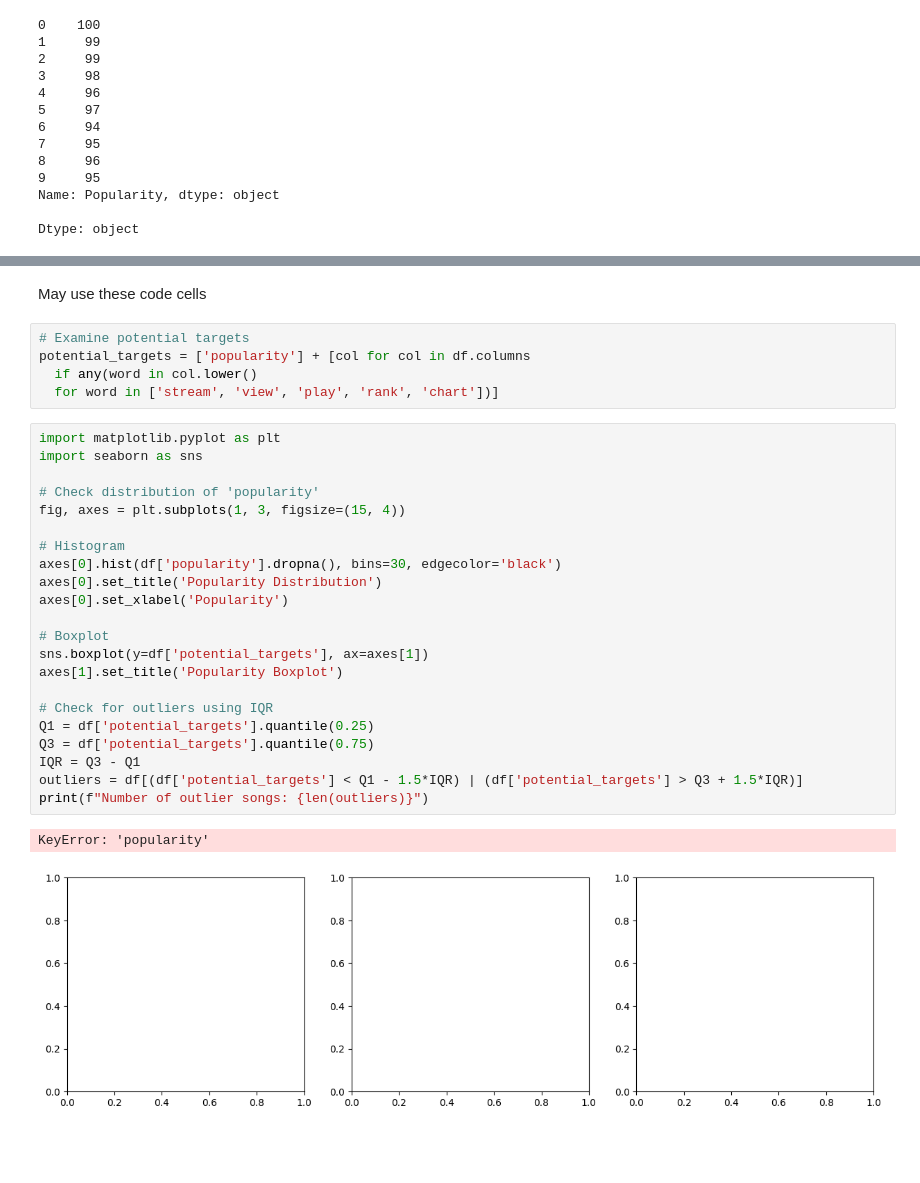
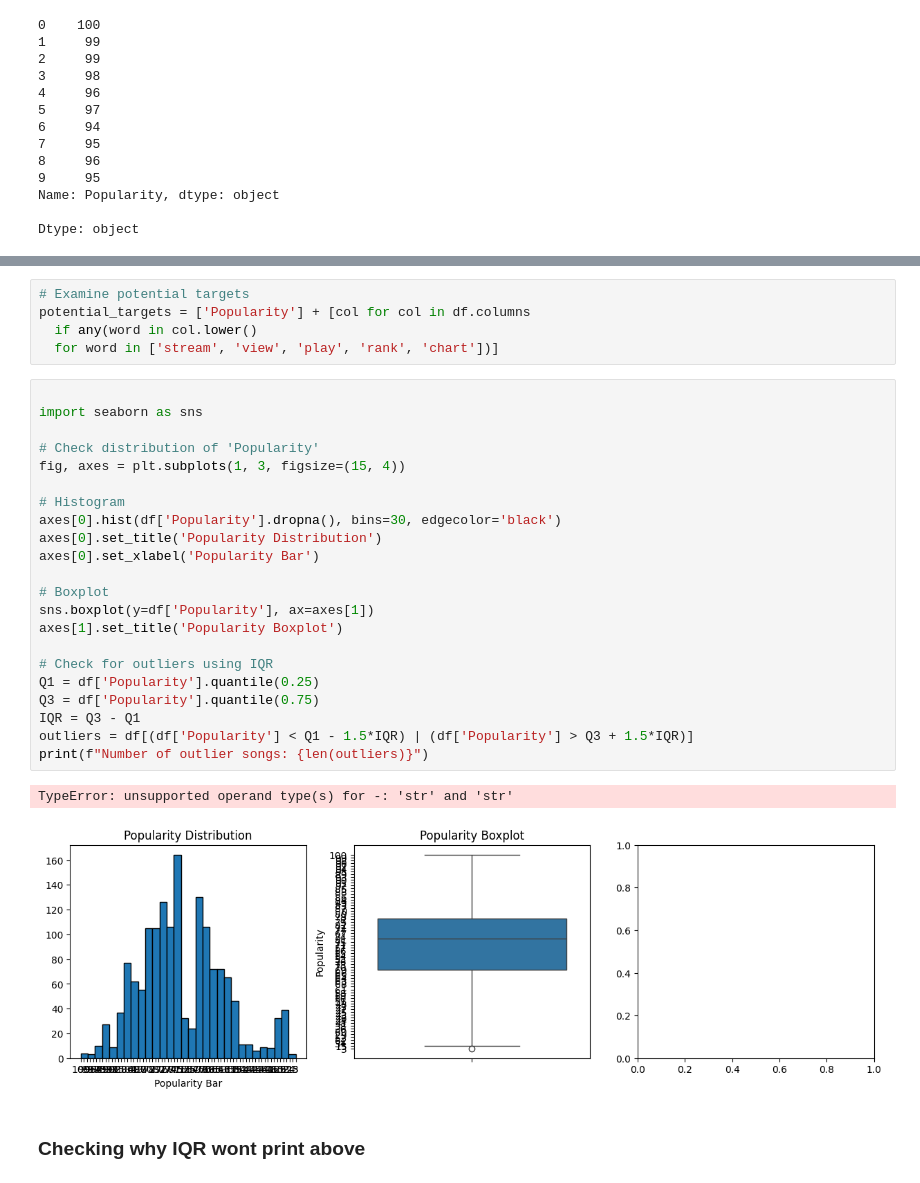
Before and after one commit to cyeef/Data-Science-Portfolio-C21-, a Jupyter notebook: Projects/Project-4/Spotify.Description.for.Students.ipynb, the cells around one changed output, grey strips where cells are left out. Drawn from its saved outputs; the diff is of its cells as text; blank space fills up the shorter version.

```diff
--- a/Projects/Project-4/Spotify.Description.for.Students.ipynb
+++ b/Projects/Project-4/Spotify.Description.for.Students.ipynb
@@ -308,32 +377,32 @@ Dtype: object
-# %% [markdown]
-May use these code cells
 # %%
 # Examine potential targets
-potential_targets = ['popularity'] + [col for col in df.columns
+potential_targets = ['Popularity'] + [col for col in df.columns
   if any(word in col.lower()
   for word in ['stream', 'view', 'play', 'rank', 'chart'])]
 # %%
-import matplotlib.pyplot as plt
+
 import seaborn as sns
 
-# Check distribution of 'popularity'
+# Check distribution of 'Popularity'
 fig, axes = plt.subplots(1, 3, figsize=(15, 4))
 
 # Histogram
-axes[0].hist(df['popularity'].dropna(), bins=30, edgecolor='black')
+axes[0].hist(df['Popularity'].dropna(), bins=30, edgecolor='black')
 axes[0].set_title('Popularity Distribution')
-axes[0].set_xlabel('Popularity')
+axes[0].set_xlabel('Popularity Bar')
 
 # Boxplot
-sns.boxplot(y=df['potential_targets'], ax=axes[1])
+sns.boxplot(y=df['Popularity'], ax=axes[1])
 axes[1].set_title('Popularity Boxplot')
 
 # Check for outliers using IQR
-Q1 = df['potential_targets'].quantile(0.25)
-Q3 = df['potential_targets'].quantile(0.75)
+Q1 = df['Popularity'].quantile(0.25)
+Q3 = df['Popularity'].quantile(0.75)
 IQR = Q3 - Q1
-outliers = df[(df['potential_targets'] < Q1 - 1.5*IQR) | (df['potential_targets'] > Q3 + 1.5*IQR)]
+outliers = df[(df['Popularity'] < Q1 - 1.5*IQR) | (df['Popularity'] > Q3 + 1.5*IQR)]
 print(f"Number of outlier songs: {len(outliers)}")
 # %% [output]
-KeyError: 'popularity'
+TypeError: unsupported operand type(s) for -: 'str' and 'str'
-[figure, old version]
+[figure, new version]
+# %% [markdown]
+### Checking why IQR wont print above
```
Also changed, not shown: parts of 58 cells of this notebook.
